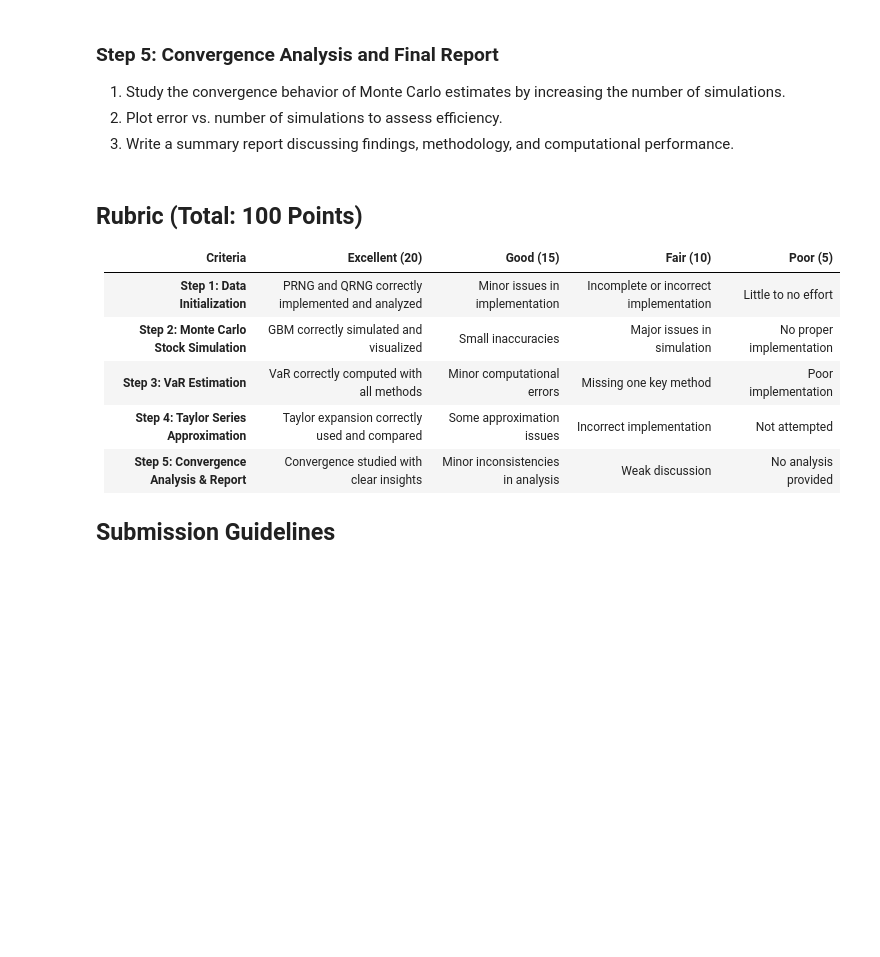
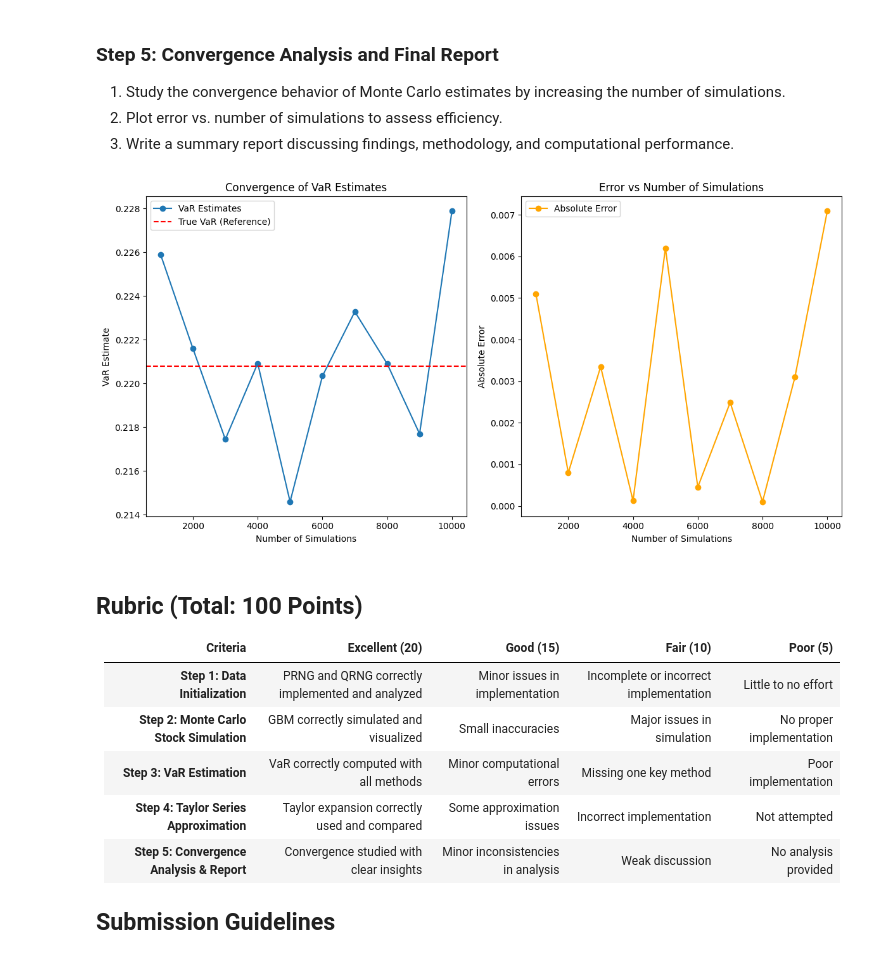
Before and after one commit to Anal-isis-Numerico/Monte-Carlo-VaR-Simulation, a Jupyter notebook: main.ipynb, the cells around one changed output. Drawn from its saved outputs; the diff is of its cells as text; code cells hidden in the pictures; blank space fills up the shorter version.

```diff
--- a/main.ipynb
+++ b/main.ipynb
@@ -534,6 +535,75 @@ Expansión de Taylor de la función de riesgo (1%): [ -7.19594173  -7.65992207
 1. Study the convergence behavior of Monte Carlo estimates by increasing the number of simulations.
 2. Plot error vs. number of simulations to assess efficiency.
 3. Write a summary report discussing findings, methodology, and computational performance.
+# %%
+S0 = 100  # Initial stock price
+mu = 0.1  # Annual return (drift)
+sigma = 0.2  # Annual volatility
+T = 1  # 1 year)
+n_steps = 252  # Trading days in a year)
+confidence = 95  # Level for VaR
+
+# Range of simulations to test
+n_simulations_list = [1000*i for i in range(1,11)]
+
+
+# Value at Risk (VaR)
+
+def compute_var(returns, confidence):
+    percentile = 100 - confidence
+    var = -np.percentile(returns, percentile)
+    return var
+
+# Convergence Analysis
+
+# - We will simulate GBM paths for different numbers of simulations
+#   and compute the VaR at each step to study convergence.
+# - We will also compute the error relative to a "true" VaR estimate
+#   (calculated using a large number of simulations).
+
+# Compute "true" VaR using a large number of simulations
+true_var = compute_var(compute_returns(simulate_gbm(S0, mu, sigma, t, 1000000)), confidence)
+
+# Lists to store results
+var_estimates = []  # VaR estimates
+errors = []  # Absolute errors
+
+# Perform simulations and compute VaR for each number  of simulations
+for n_simulations in n_simulations_list:
+    # GBM paths
+    paths = simulate_gbm(S0, mu, sigma, t, n_simulations)
+    # Compute returns
+    returns = compute_returns(paths)
+    # Compute VaR
+    var = compute_var(returns, confidence)
+    # Store results
+    var_estimates.append(var)
+    errors.append(abs(var - true_var))
+
+# Results
+plt.figure(figsize=(12, 6))
+
+# VaR estimates vs number of simulations
+plt.subplot(1, 2, 1)
+plt.plot(n_simulations_list, var_estimates, marker='o', label='VaR Estimates')
+plt.axhline(y=true_var, color='r', linestyle='--', label='True VaR (Reference)')
+plt.xlabel('Number of Simulations')
+plt.ylabel('VaR Estimate')
+plt.title('Convergence of VaR Estimates')
+plt.legend()
+
+# Error vs number of simulations
+plt.subplot(1, 2, 2)
+plt.plot(n_simulations_list, errors, marker='o', color='orange', label='Absolute Error')
+plt.xlabel('Number of Simulations')
+plt.ylabel('Absolute Error')
+plt.title('Error vs Number of Simulations')
+plt.legend()
+
+plt.tight_layout()
+plt.show()
+# %% [output]
+[figure, added]
 # %% [markdown]
 ## Rubric (Total: 100 Points)
 
```
Also changed, not shown: parts of 5 cells of this notebook.
